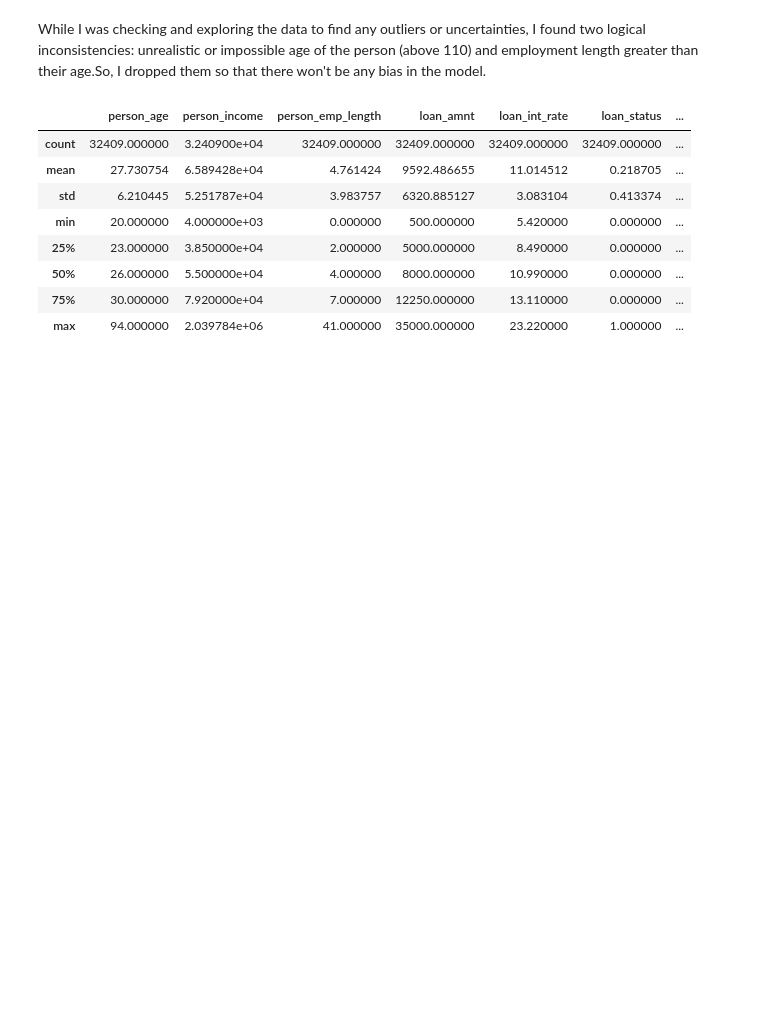
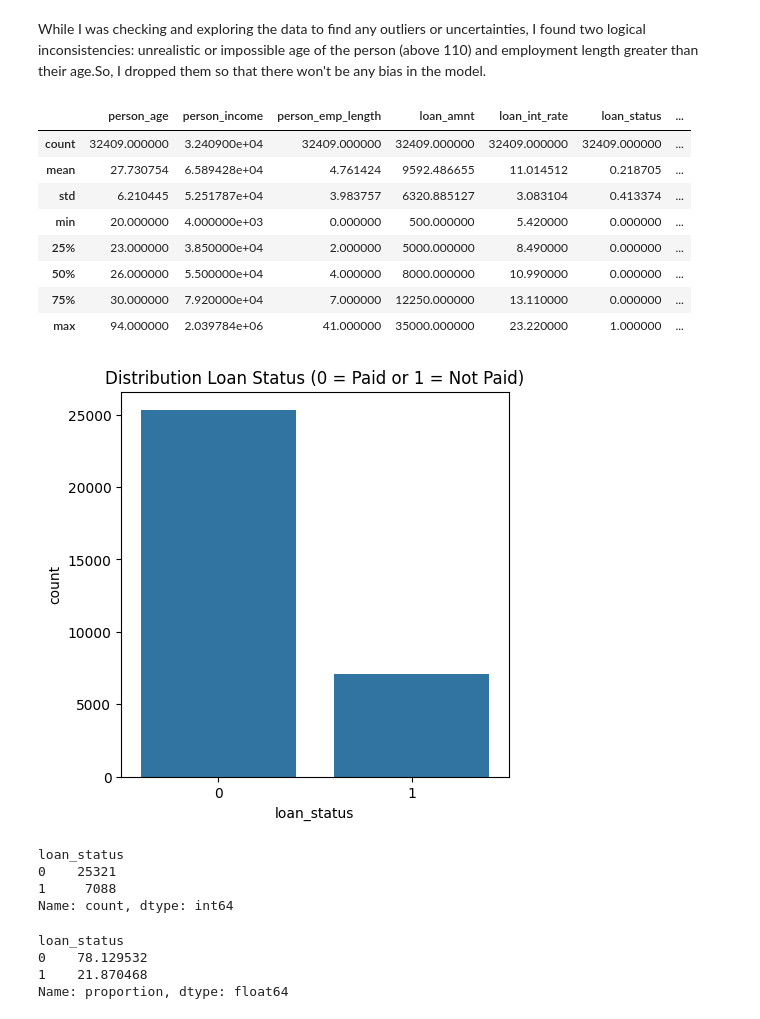
Before and after one commit to shlokzz/Credit-Risk-Prediction-Project, a Jupyter notebook: notebooks/data_cleaning.ipynb, the cells around one changed output. Drawn from its saved outputs; the diff is of its cells as text; code cells hidden in the pictures; blank space fills up the shorter version.

Commit message:
Display the target in barplot

```diff
--- a/notebooks/data_cleaning.ipynb
+++ b/notebooks/data_cleaning.ipynb
@@ -255,3 +257,26 @@ df.describe()
 # %%
 # export and save clean dataset
 df.to_csv("../dataset/cleaned data/clean_credit_risk_dataset.csv", index=False)
+# %%
+# display the loan_status in barplot
+plt.figure(figsize=(5,5))
+sns.countplot(x='loan_status', data=df)
+plt.title('Distribution Loan Status (0 = Paid or 1 = Not Paid)')
+plt.show()
+
+# display the numiercal count of loan_status
+df['loan_status'].value_counts()
+# %% [output]
+[figure, added]
+loan_status
+0    25321
+1     7088
+Name: count, dtype: int64
+# %%
+# print the percentage of loan_staus values
+print(df['loan_status'].value_counts(normalize=True) * 100)
+# %% [output]
+loan_status
+0    78.129532
+1    21.870468
+Name: proportion, dtype: float64
```
Also changed, not shown: parts of 1 cell of this notebook.
